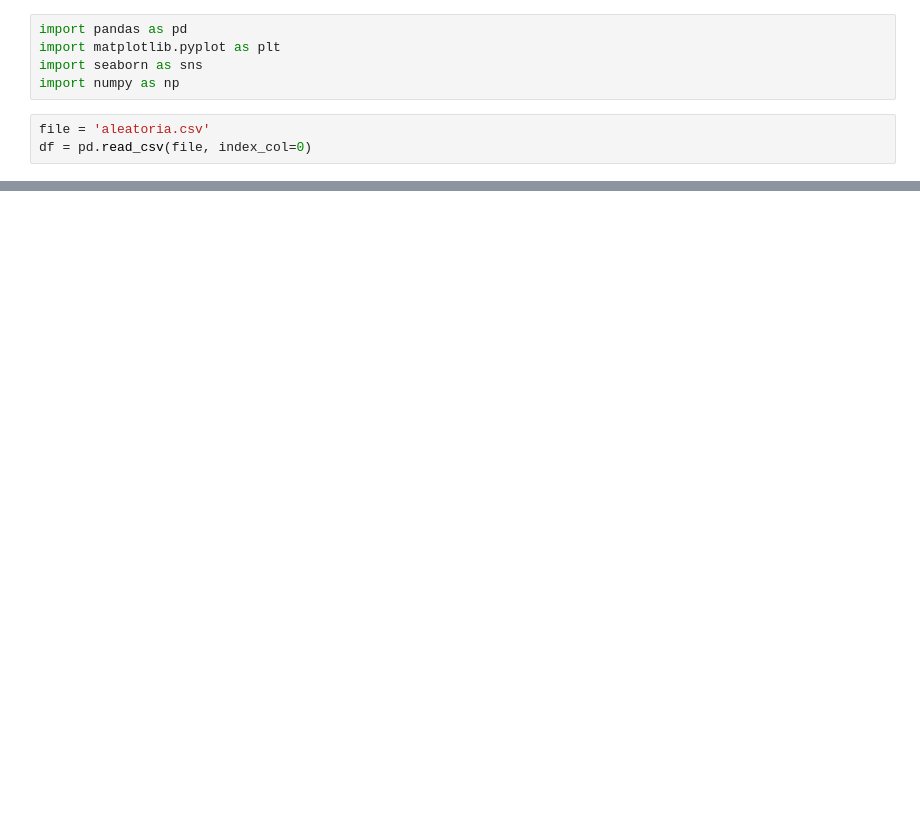
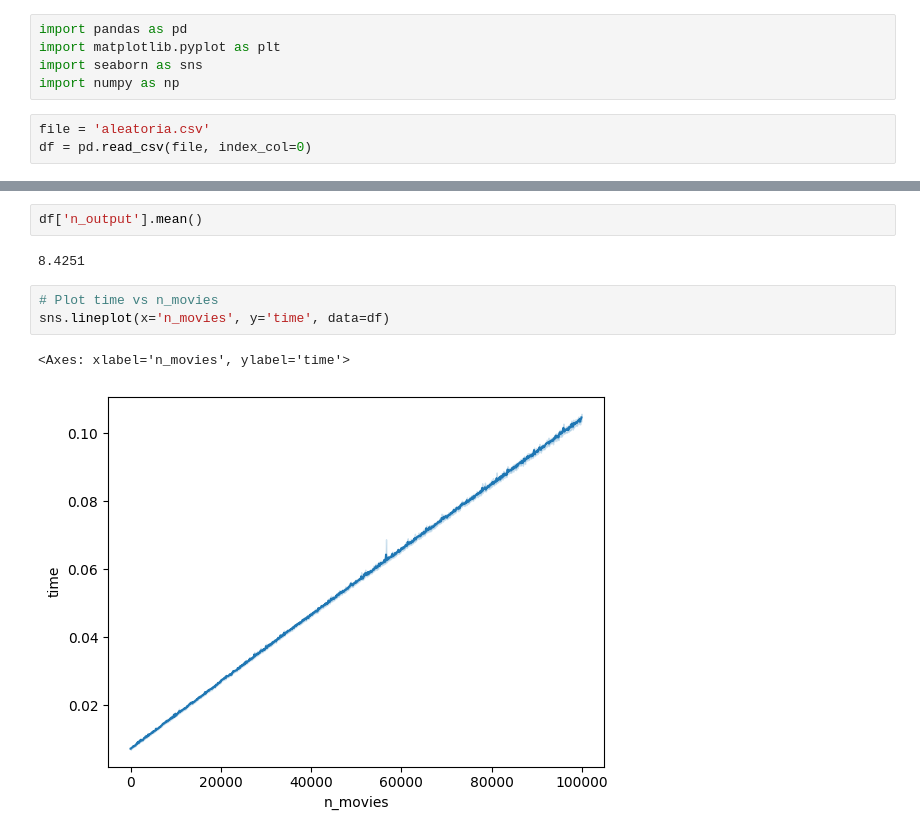
Before and after one commit to arthurchieppe/filmes-supercomp, a Jupyter notebook: compare_results/display_results aleatoria.ipynb, the cells around one changed output, grey strips where cells are left out. Drawn from its saved outputs; the diff is of its cells as text; blank space fills up the shorter version.

```diff
--- a/compare_results/display_results aleatoria.ipynb
+++ b/compare_results/display_results aleatoria.ipynb
@@ -15,3 +21,13 @@ df = df[df['time'] < 0.5]
+# %%
+df['n_output'].mean()
+# %% [output]
+8.4251
+# %%
+# Plot time vs n_movies
+sns.lineplot(x='n_movies', y='time', data=df)
+# %% [output]
+<Axes: xlabel='n_movies', ylabel='time'>
+[figure, added]
 # %%
 # Plot n_movie vs time and n_cat vs time in separate plots
 fig, ax = plt.subplots(1, 2, figsize=(15, 5))
```
Also changed, not shown: parts of 7 cells of this notebook, 7 other files.
